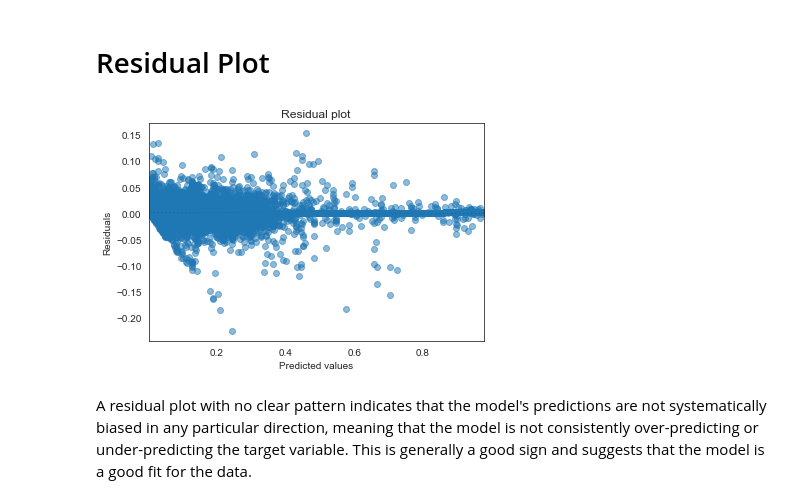
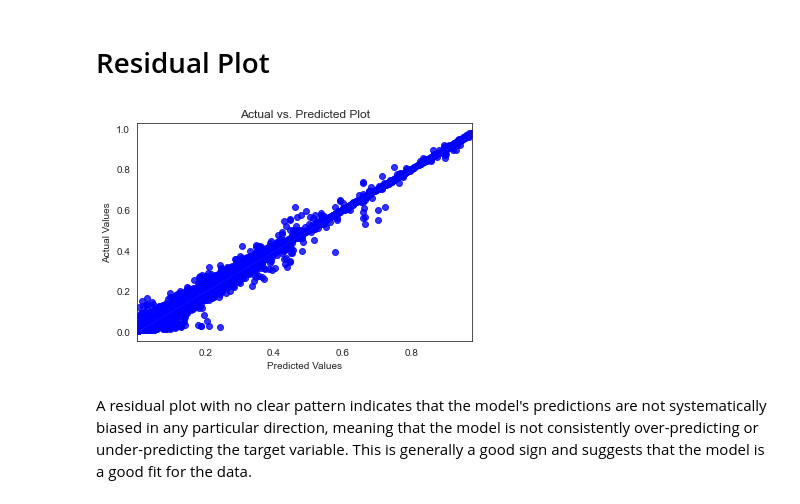
Before and after one commit to MichalOst3389/nhl_team_analysis, a Jupyter notebook: NHL Notebook.ipynb, the cells around one changed output. Drawn from its saved outputs; the diff is of its cells as text; code cells hidden in the pictures.

```diff
--- a/NHL Notebook.ipynb
+++ b/NHL Notebook.ipynb
@@ -628,15 +673,12 @@ This is the output of a linear regression model with the dependent variable "xGo
 # %% [markdown]
 # Residual Plot
-# %%
-# create the residual plot
-sns.residplot(x=y_pred, y=y-y_pred, lowess=True, scatter_kws={'alpha': 0.5})
-
-# add labels and title
-plt.xlabel('Predicted values')
-plt.ylabel('Residuals')
-plt.title('Residual plot')
-plt.show()
-# %% [output]
-[figure, removed]
+# %%
+sns.regplot(x=y_pred, y=y, color='blue')
+plt.title('Actual vs. Predicted Plot')
+plt.xlabel('Predicted Values')
+plt.ylabel('Actual Values')
+plt.show()
+# %% [output]
+[figure, added]
 # %% [markdown]
 A residual plot with no clear pattern indicates that the model's predictions are not systematically biased in any particular direction, meaning that the model is not consistently over-predicting or under-predicting the target variable. This is generally a good sign and suggests that the model is a good fit for the data.
```
Also changed, not shown: parts of 22 cells of this notebook.
